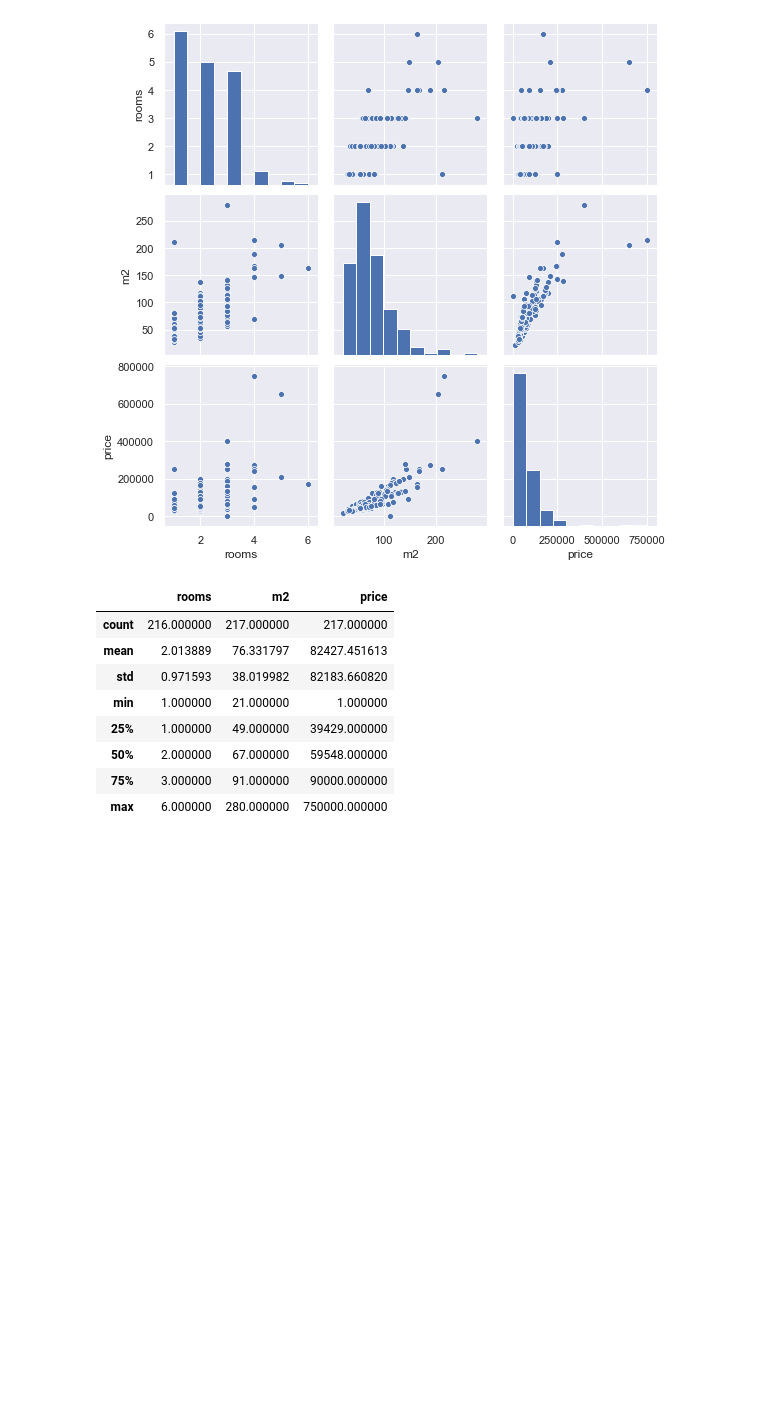
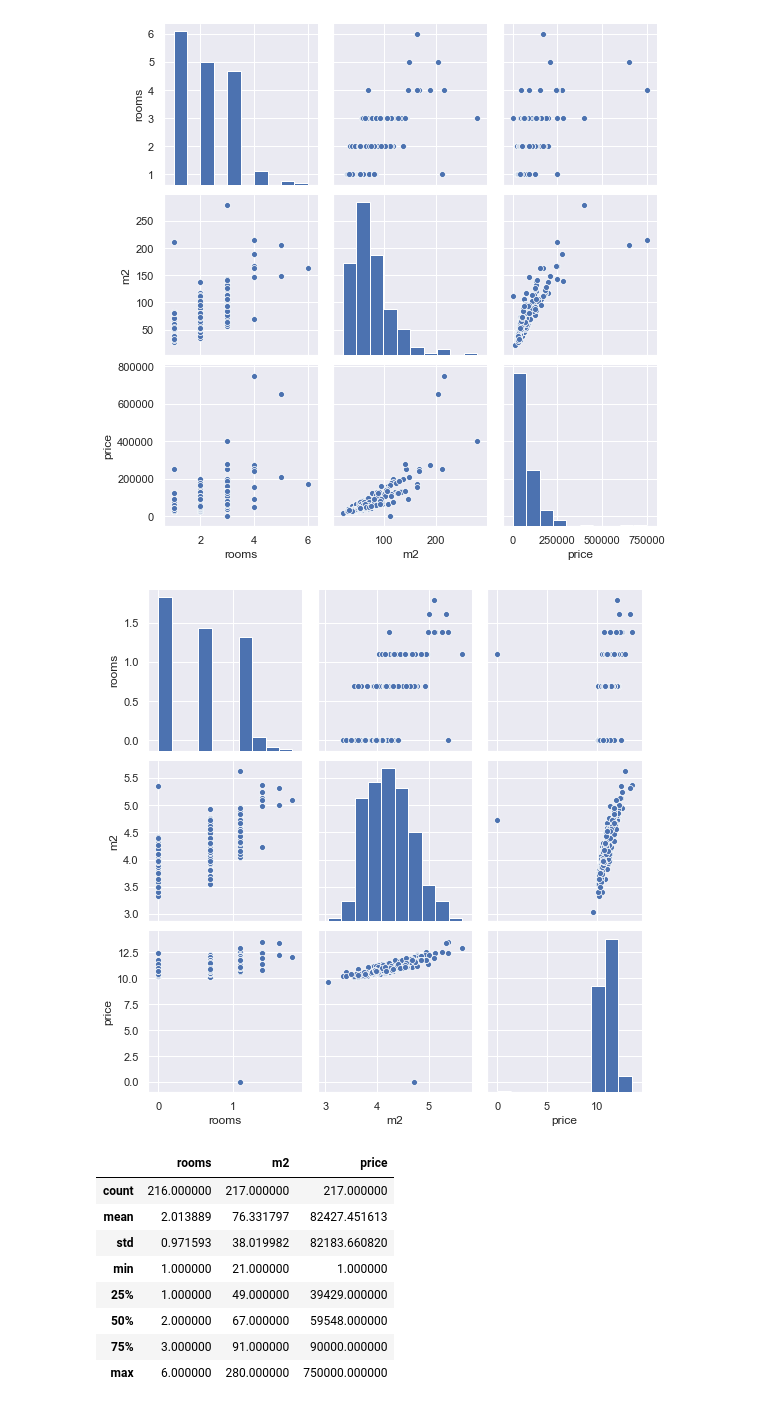
Before and after one commit to katerynakononova/ML, a Jupyter notebook: Python/01 Data Preprocessing.ipynb, the cells around one changed output. Saved outputs shown, nothing was run; the diff lists cells and outputs as text; code cells hidden in the pictures; blank space fills up the shorter version.

```diff
--- a/Python/01 Data Preprocessing.ipynb
+++ b/Python/01 Data Preprocessing.ipynb
@@ -32,6 +32,15 @@ sns.pairplot(df, size = 2.5)
 plt.show();
 # %% [output]
 [figure]
+# %%
+# Log Transformations for Skewed Distributions
+df_1 = df.copy()
+df_1[['rooms','m2', 'price']] = np.log(df_1[['rooms','m2', 'price']])
+sns.set()
+sns.pairplot(df_1, size = 2.5)
+plt.show();
+# %% [output]
+[figure, added]
 # %%
 df.describe()
 # %% [output]
```
